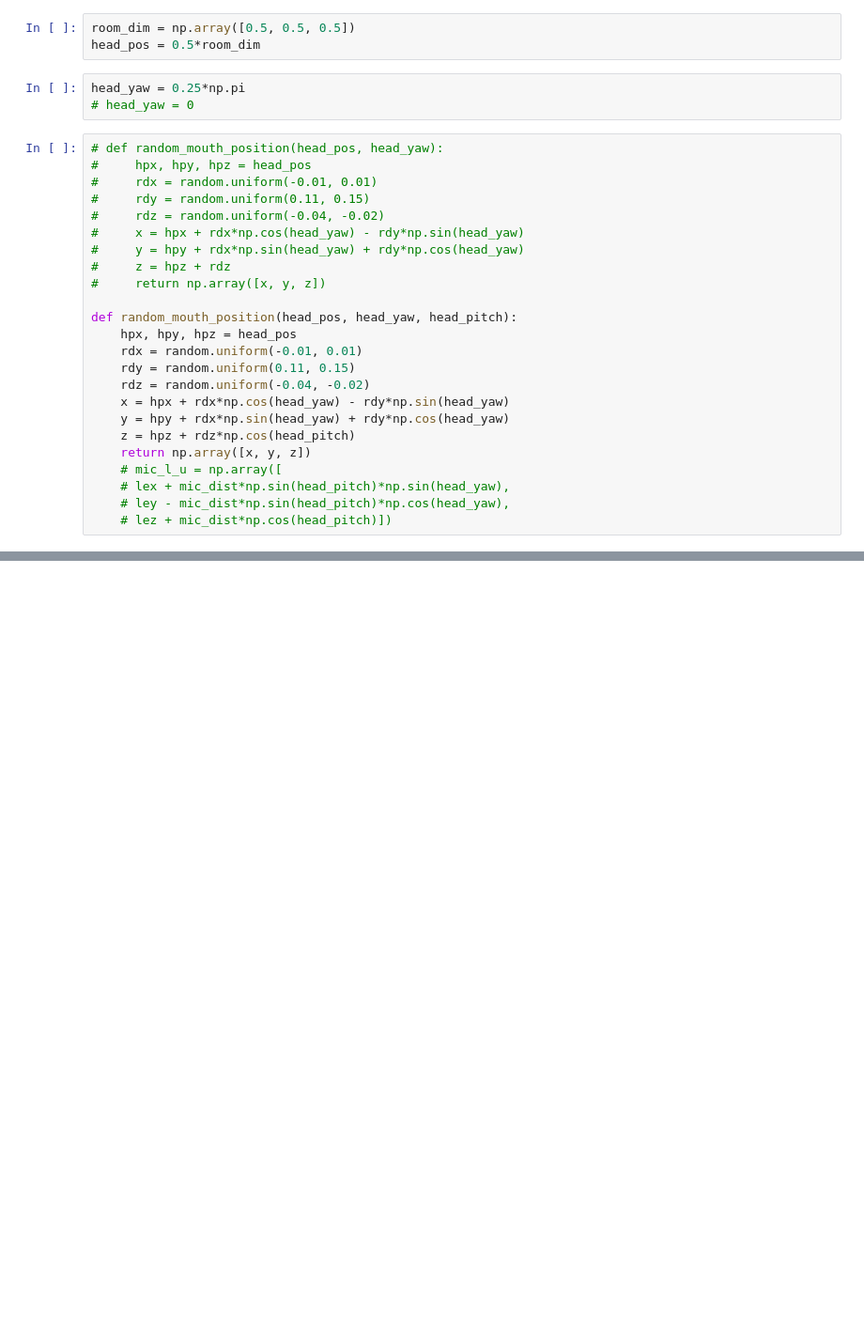
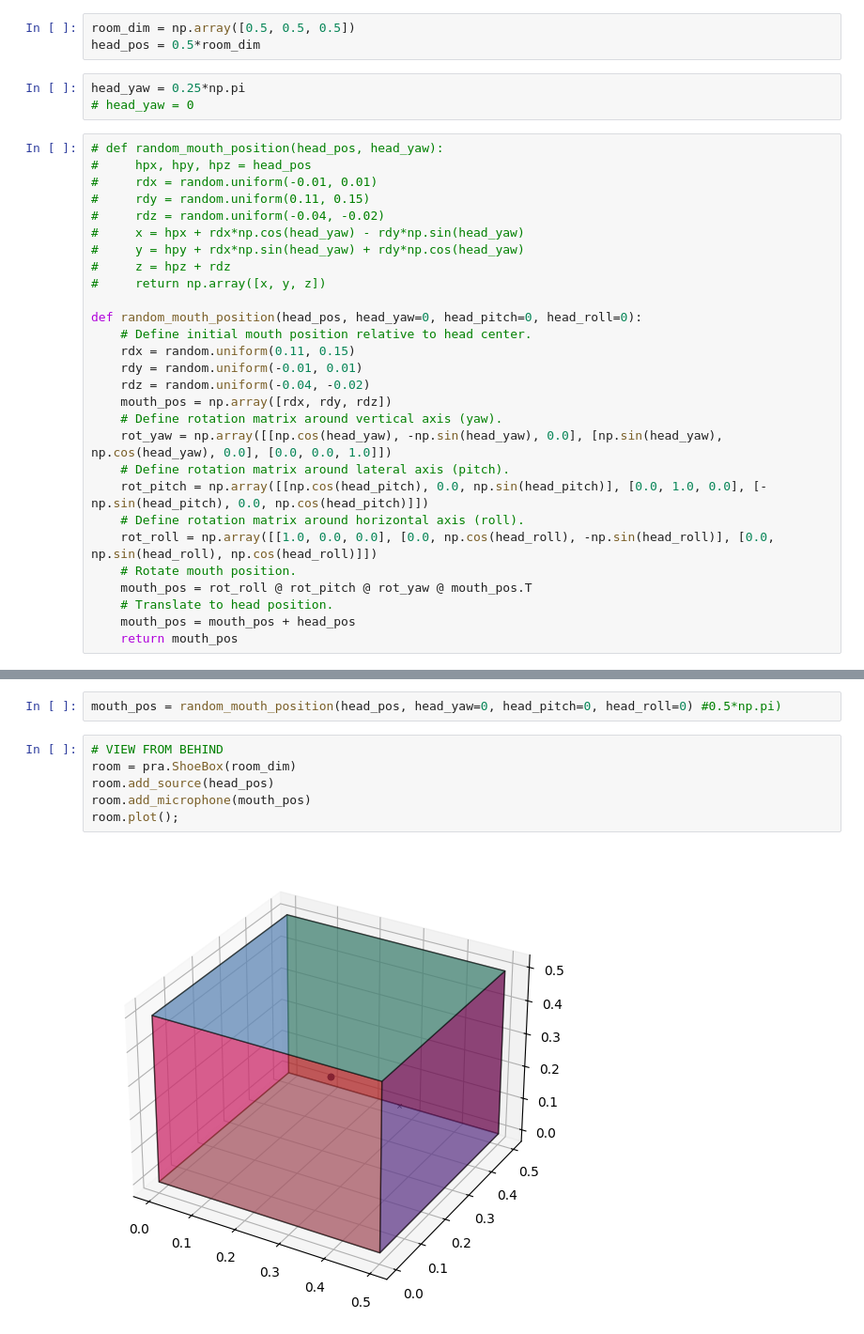
Before and after one commit to ovistetom/mix-ears-wham, a Jupyter notebook: src/test.ipynb, the cells around one changed output, grey strips where cells are left out. Shown at 94% size. Cells and saved outputs as stored; diff of their text form; blank space fills up the shorter version.

```diff
--- a/src/test.ipynb
+++ b/src/test.ipynb
@@ -20,16 +21,20 @@ head_yaw = 0.25*np.pi
 #     z = hpz + rdz
 #     return np.array([x, y, z])
 
-def random_mouth_position(head_pos, head_yaw, head_pitch):
-    hpx, hpy, hpz = head_pos
-    rdx = random.uniform(-0.01, 0.01)
-    rdy = random.uniform(0.11, 0.15)
+def random_mouth_position(head_pos, head_yaw=0, head_pitch=0, head_roll=0):
+    # Define initial mouth position relative to head center.
+    rdx = random.uniform(0.11, 0.15)
+    rdy = random.uniform(-0.01, 0.01)
     rdz = random.uniform(-0.04, -0.02)
-    x = hpx + rdx*np.cos(head_yaw) - rdy*np.sin(head_yaw)
-    y = hpy + rdx*np.sin(head_yaw) + rdy*np.cos(head_yaw)
-    z = hpz + rdz*np.cos(head_pitch)
-    return np.array([x, y, z])
-    # mic_l_u = np.array([
-    # lex + mic_dist*np.sin(head_pitch)*np.sin(head_yaw),
-    # ley - mic_dist*np.sin(head_pitch)*np.cos(head_yaw),
-    # lez + mic_dist*np.cos(head_pitch)])
+    mouth_pos = np.array([rdx, rdy, rdz])
+    # Define rotation matrix around vertical axis (yaw).
+    rot_yaw = np.array([[np.cos(head_yaw), -np.sin(head_yaw), 0.0], [np.sin(head_yaw), np.cos(head_yaw), 0.0], [0.0, 0.0, 1.0]])
+    # Define rotation matrix around lateral axis (pitch).
+    rot_pitch = np.array([[np.cos(head_pitch), 0.0, np.sin(head_pitch)], [0.0, 1.0, 0.0], [-np.sin(head_pitch), 0.0, np.cos(head_pitch)]])
+    # Define rotation matrix around horizontal axis (roll).
+    rot_roll = np.array([[1.0, 0.0, 0.0], [0.0, np.cos(head_roll), -np.sin(head_roll)], [0.0, np.sin(head_roll), np.cos(head_roll)]])
+    # Rotate mouth position.
+    mouth_pos = rot_roll @ rot_pitch @ rot_yaw @ mouth_pos.T
+    # Translate to head position.
+    mouth_pos = mouth_pos + head_pos
+    return mouth_pos
@@ -45,0 +41,10 @@ mouth_pos = random_mouth_position(head_pos, head_yaw=head_yaw)
+# %%
+mouth_pos = random_mouth_position(head_pos, head_yaw=0, head_pitch=0, head_roll=0) #0.5*np.pi)
+# %%
+# VIEW FROM BEHIND
+room = pra.ShoeBox(room_dim)
+room.add_source(head_pos)
+room.add_microphone(mouth_pos)
+room.plot();
+# %% [output]
+[figure, added]
```
Also changed, not shown: parts of 25 cells of this notebook.
